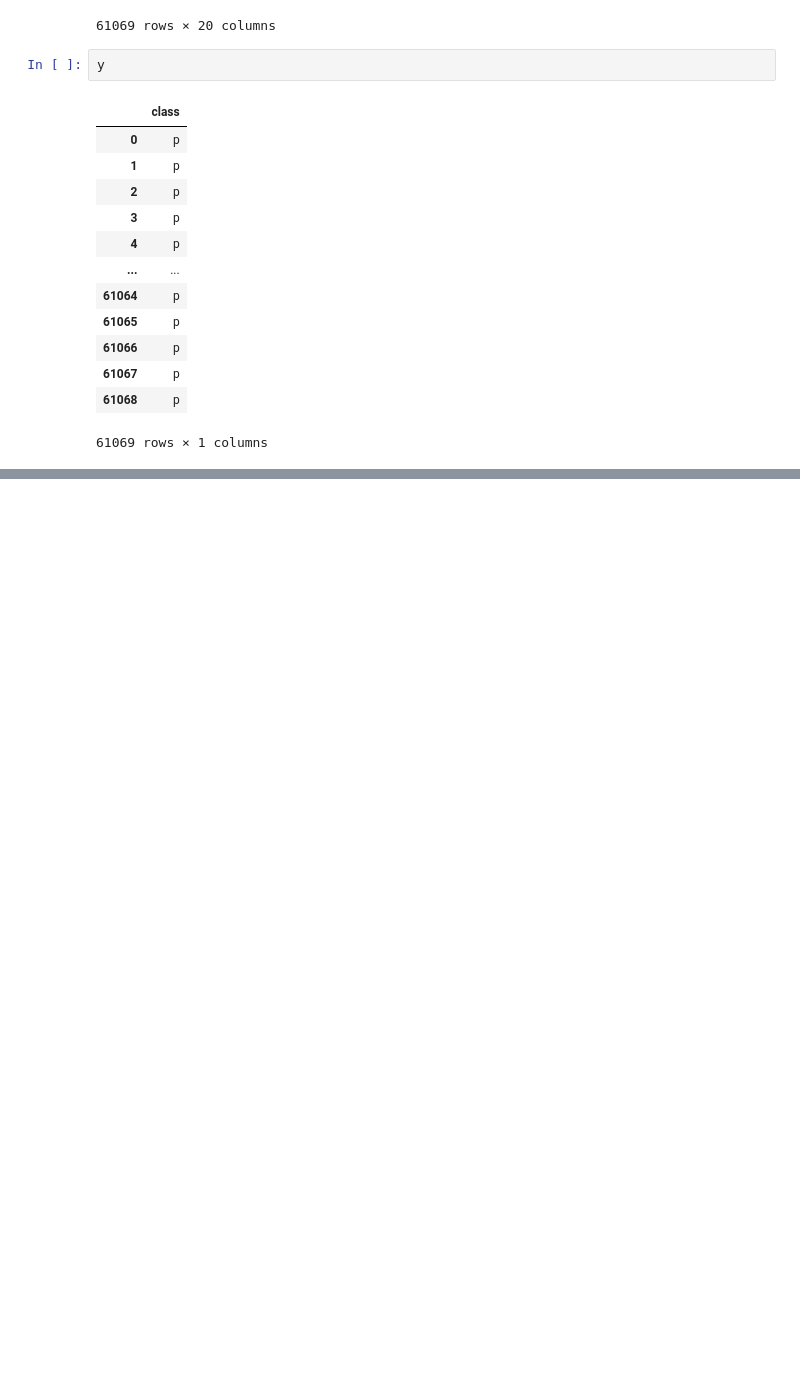
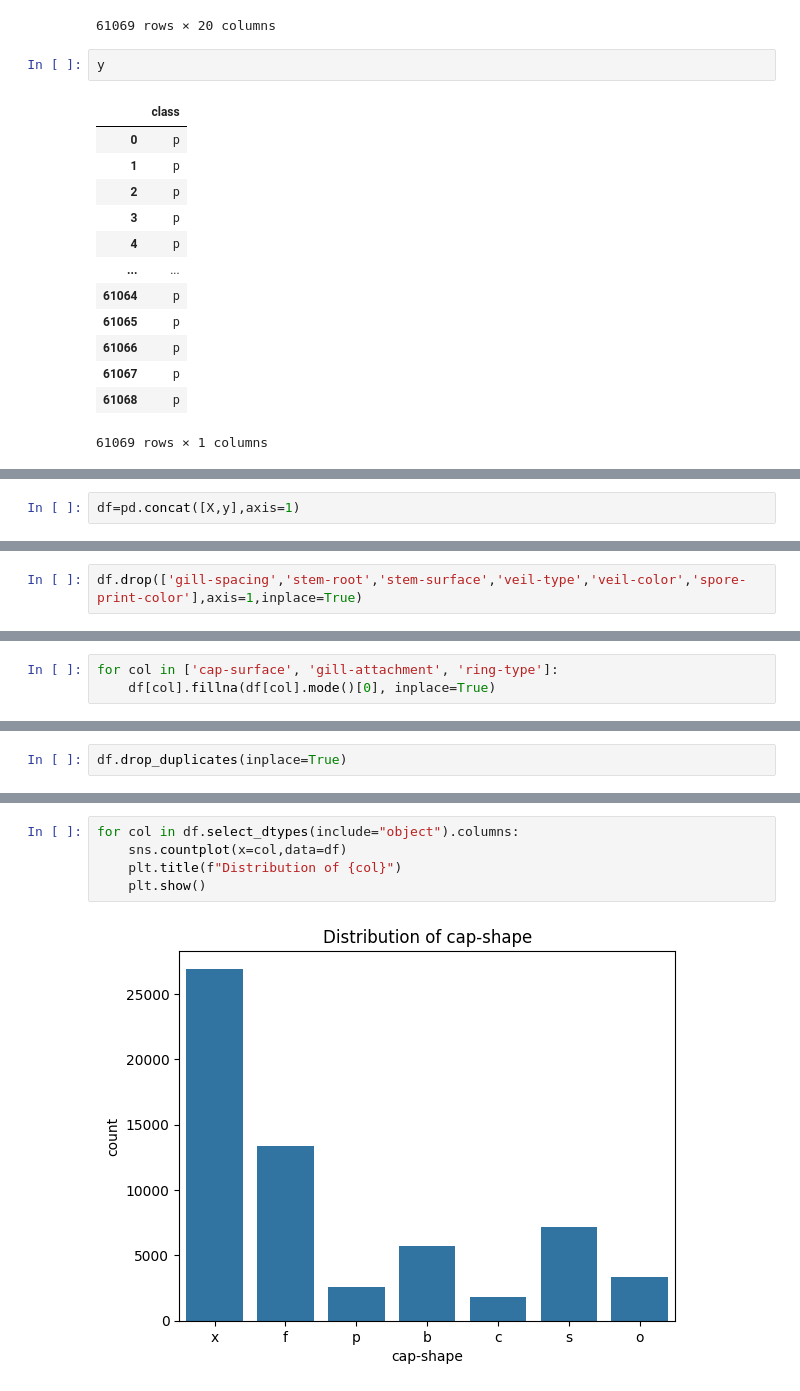
Before and after one commit to belalmohsen13/Machine_Learning, a Jupyter notebook: Classification/classification 2/Classification_Task.ipynb, the cells around one changed output, grey strips where cells are left out. Saved outputs shown, nothing was run; the diff lists cells and outputs as text; blank space fills up the shorter version.

```diff
--- a/Classification/classification 2/Classification_Task.ipynb
+++ b/Classification/classification 2/Classification_Task.ipynb
@@ -276,0 +310,2 @@ Compare tuned models with baseline models to measure improvement.
+# %%
+df=pd.concat([X,y],axis=1)
@@ -276,0 +348,2 @@ Compare tuned models with baseline models to measure improvement.
+# %%
+df.drop(['gill-spacing','stem-root','stem-surface','veil-type','veil-color','spore-print-color'],axis=1,inplace=True)
@@ -276,0 +398,3 @@ Compare tuned models with baseline models to measure improvement.
+# %%
+for col in ['cap-surface', 'gill-attachment', 'ring-type']:
+    df[col].fillna(df[col].mode()[0], inplace=True)
@@ -276,0 +443,2 @@ Compare tuned models with baseline models to measure improvement.
+# %%
+df.drop_duplicates(inplace=True)
@@ -276,0 +461,7 @@ Compare tuned models with baseline models to measure improvement.
+# %%
+for col in df.select_dtypes(include="object").columns:
+    sns.countplot(x=col,data=df)
+    plt.title(f"Distribution of {col}")
+    plt.show()
+# %% [output]
+[figure, added]
```
Also changed, not shown: parts of 50 cells of this notebook, 1 other file.
